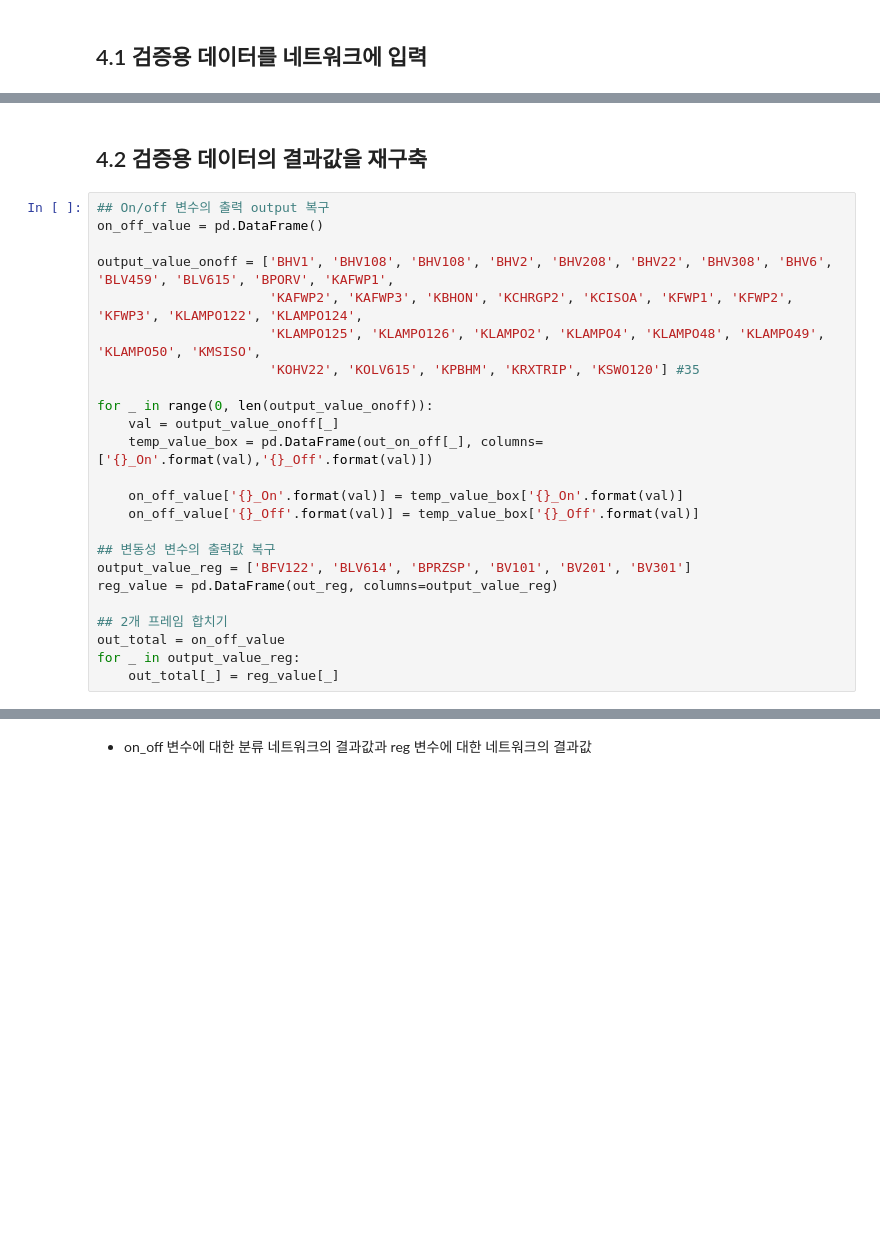
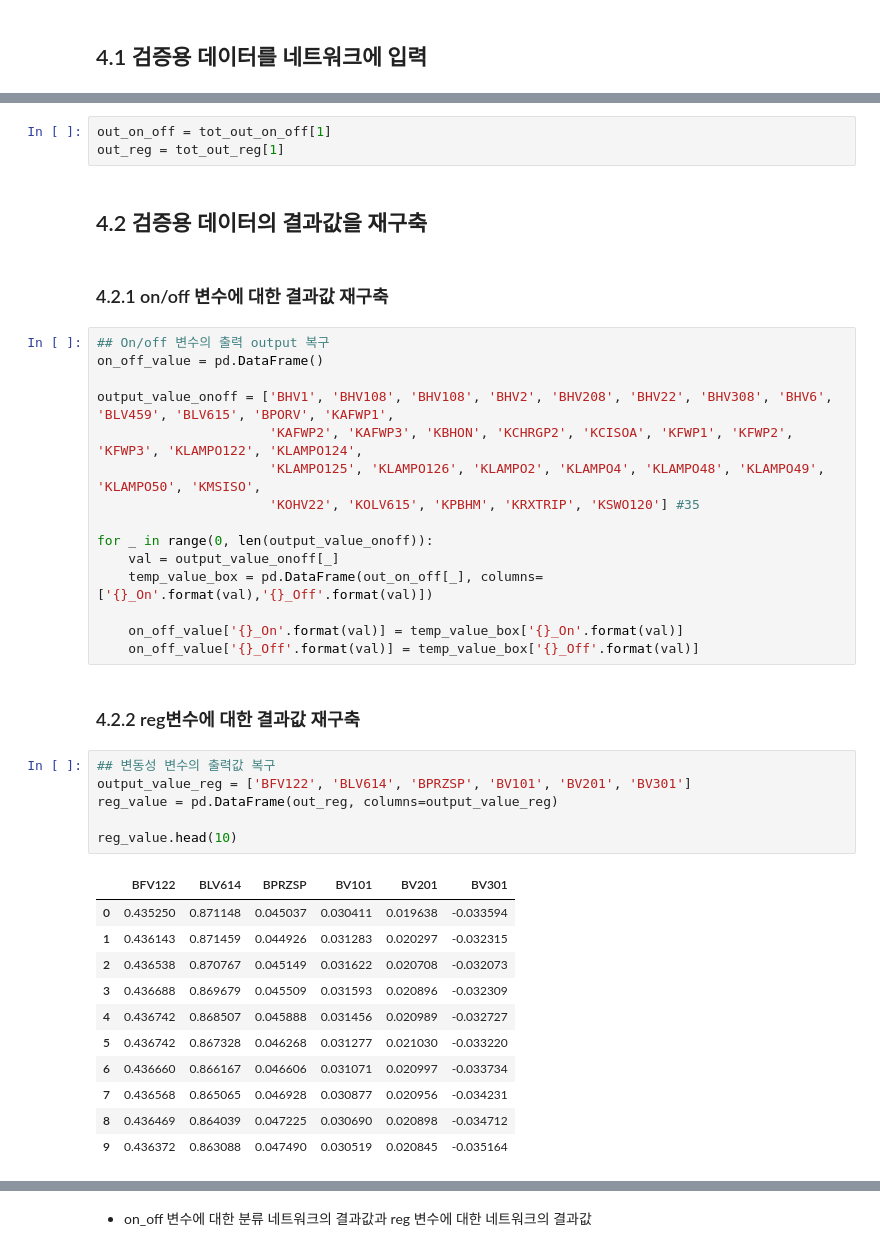
Before and after one commit to LeeDaeil/LSTM_HEP, a Jupyter notebook: LSTM_HEP_Ver2.ipynb, the cells around one changed output, grey strips where cells are left out. Saved outputs shown, nothing was run; the diff lists cells and outputs as text; blank space fills up the shorter version.

```diff
--- a/LSTM_HEP_Ver2.ipynb
+++ b/LSTM_HEP_Ver2.ipynb
@@ -351,5 +356,10 @@ out_reg = fin_model_2.predict([Norm_DB_input_test_DB])
+# %%
+out_on_off = tot_out_on_off[1]
+out_reg = tot_out_reg[1]
 # %% [markdown]
 ## 4.2 검증용 데이터의 결과값을 재구축
+# %% [markdown]
+### 4.2.1 on/off 변수에 대한 결과값 재구축
 # %%
 ## On/off 변수의 출력 output 복구
 on_off_value = pd.DataFrame()
@@ -365,12 +375,23 @@ for _ in range(0, len(output_value_onoff)):
 
     on_off_value['{}_On'.format(val)] = temp_value_box['{}_On'.format(val)]
     on_off_value['{}_Off'.format(val)] = temp_value_box['{}_Off'.format(val)]
-
-## 변동성 변수의 출력값 복구
-output_value_reg = ['BFV122', 'BLV614', 'BPRZSP', 'BV101', 'BV201', 'BV301']
-reg_value = pd.DataFrame(out_reg, columns=output_value_reg)
-
-## 2개 프레임 합치기
-out_total = on_off_value
-for _ in output_value_reg:
-    out_total[_] = reg_value[_]
+# %% [markdown]
+### 4.2.2 reg변수에 대한 결과값 재구축
+# %%
+## 변동성 변수의 출력값 복구
+output_value_reg = ['BFV122', 'BLV614', 'BPRZSP', 'BV101', 'BV201', 'BV301']
+reg_value = pd.DataFrame(out_reg, columns=output_value_reg)
+
+reg_value.head(10)
+# %% [output]
+|  | BFV122 | BLV614 | BPRZSP | BV101 | BV201 | BV301 |
+| 0 | 0.435250 | 0.871148 | 0.045037 | 0.030411 | 0.019638 | -0.033594 |
+| 1 | 0.436143 | 0.871459 | 0.044926 | 0.031283 | 0.020297 | -0.032315 |
+| 2 | 0.436538 | 0.870767 | 0.045149 | 0.031622 | 0.020708 | -0.032073 |
+| 3 | 0.436688 | 0.869679 | 0.045509 | 0.031593 | 0.020896 | -0.032309 |
+| 4 | 0.436742 | 0.868507 | 0.045888 | 0.031456 | 0.020989 | -0.032727 |
+| 5 | 0.436742 | 0.867328 | 0.046268 | 0.031277 | 0.021030 | -0.033220 |
+| 6 | 0.436660 | 0.866167 | 0.046606 | 0.031071 | 0.020997 | -0.033734 |
+| 7 | 0.436568 | 0.865065 | 0.046928 | 0.030877 | 0.020956 | -0.034231 |
+| 8 | 0.436469 | 0.864039 | 0.047225 | 0.030690 | 0.020898 | -0.034712 |
+| 9 | 0.436372 | 0.863088 | 0.047490 | 0.030519 | 0.020845 | -0.035164 |
```
Also changed, not shown: parts of 9 cells of this notebook.
